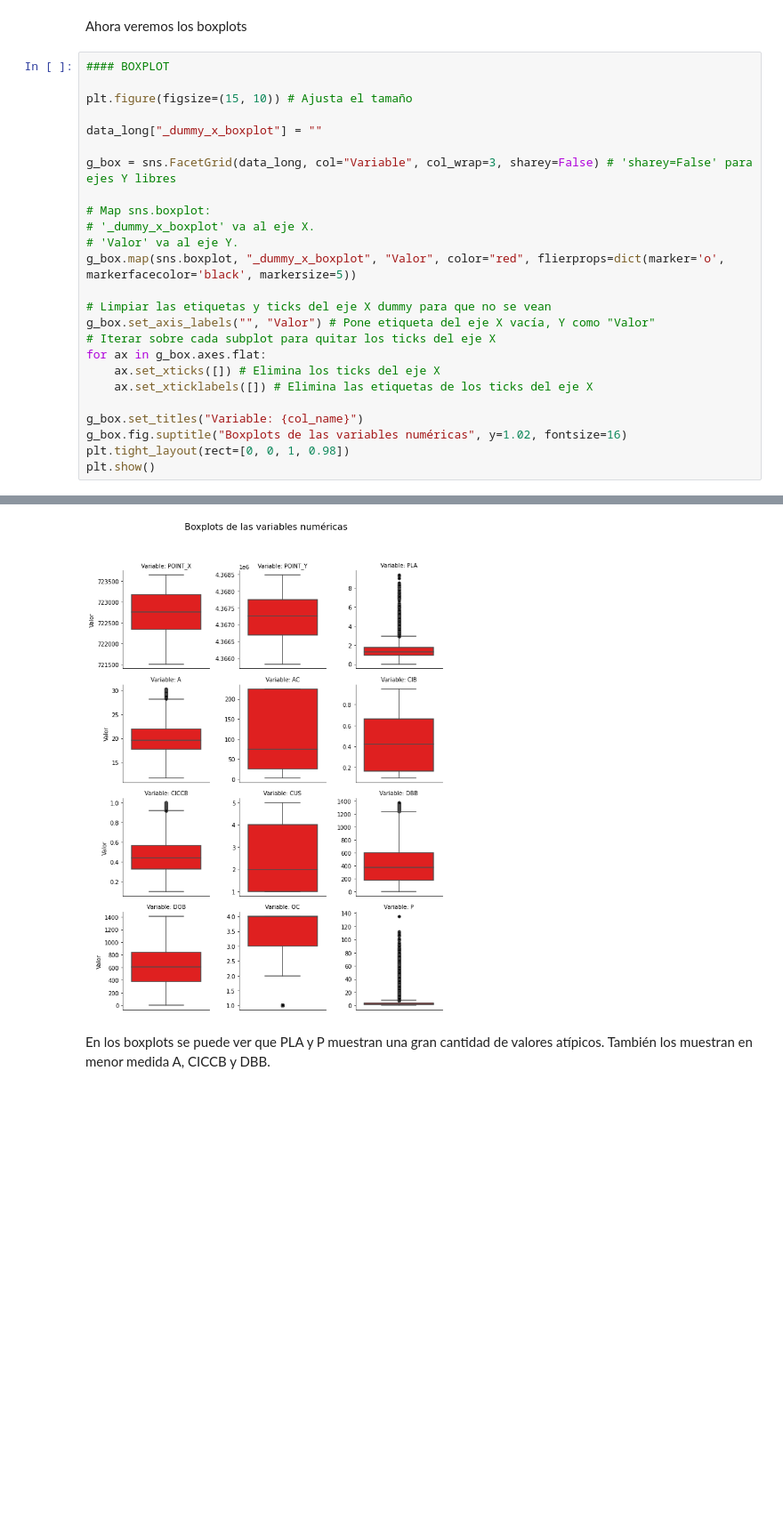
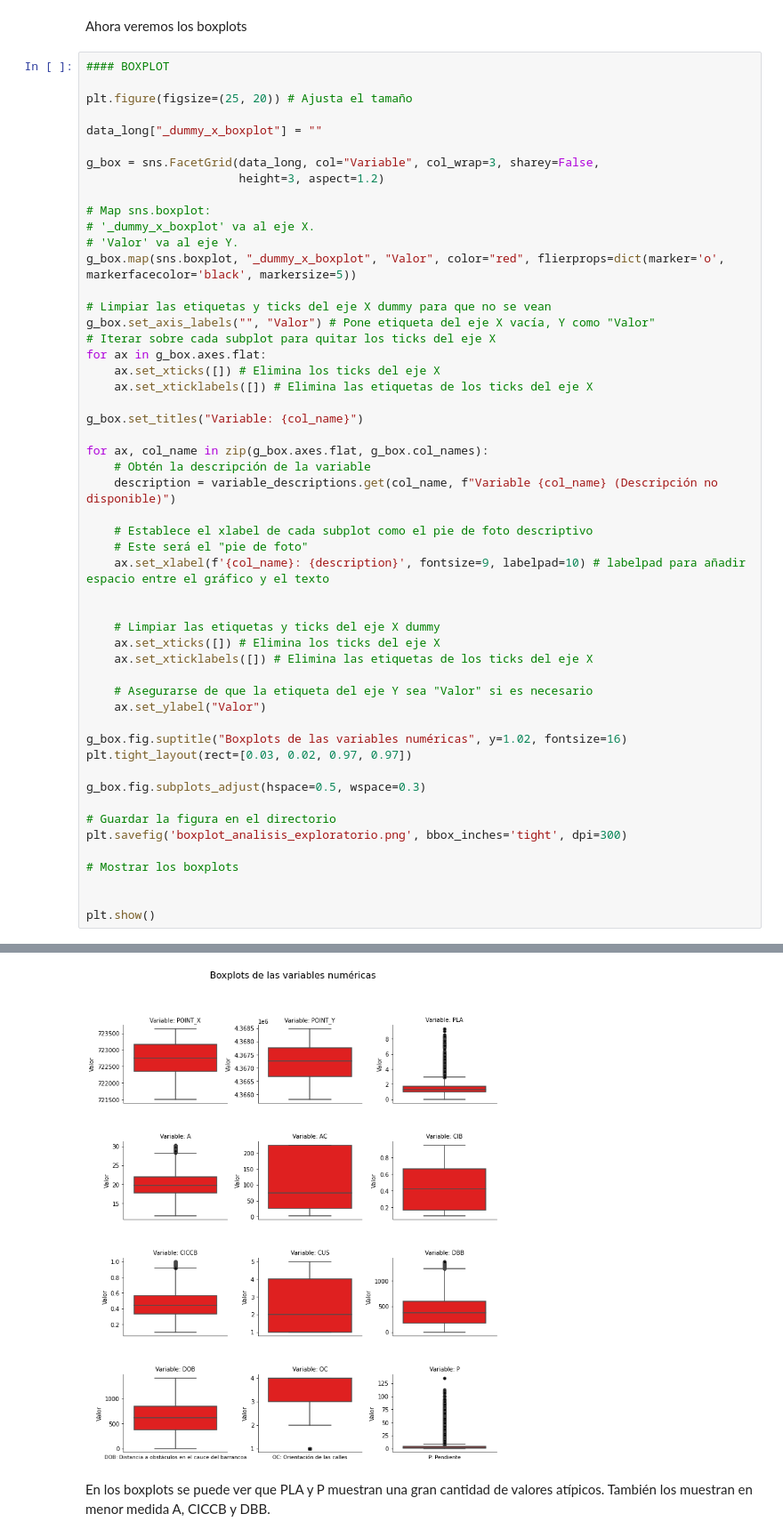
Before and after one commit to hugosuarezglez/En-Peu, a Jupyter notebook: analisis_exploratorio.ipynb, the cells around one changed output, grey strips where cells are left out. Shown at 89% size. Drawn from its saved outputs; the diff is of its cells as text; blank space fills up the shorter version.

```diff
--- a/analisis_exploratorio.ipynb
+++ b/analisis_exploratorio.ipynb
@@ -31,11 +74,12 @@ Ahora veremos los boxplots
 # %%
 #### BOXPLOT
 
-plt.figure(figsize=(15, 10)) # Ajusta el tamaño
+plt.figure(figsize=(25, 20)) # Ajusta el tamaño
 
 data_long["_dummy_x_boxplot"] = ""
 
-g_box = sns.FacetGrid(data_long, col="Variable", col_wrap=3, sharey=False) # 'sharey=False' para ejes Y libres
+g_box = sns.FacetGrid(data_long, col="Variable", col_wrap=3, sharey=False,
+                      height=3, aspect=1.2)
 
 # Map sns.boxplot:
 # '_dummy_x_boxplot' va al eje X.
@@ -50,7 +94,33 @@ for ax in g_box.axes.flat:
     ax.set_xticklabels([]) # Elimina las etiquetas de los ticks del eje X
 
 g_box.set_titles("Variable: {col_name}")
+
+for ax, col_name in zip(g_box.axes.flat, g_box.col_names):
+    # Obtén la descripción de la variable
+    description = variable_descriptions.get(col_name, f"Variable {col_name} (Descripción no disponible)")
+
+    # Establece el xlabel de cada subplot como el pie de foto descriptivo
+    # Este será el "pie de foto"
+    ax.set_xlabel(f'{col_name}: {description}', fontsize=9, labelpad=10) # labelpad para añadir espacio entre el gráfico y el texto
+
+
+    # Limpiar las etiquetas y ticks del eje X dummy
+    ax.set_xticks([]) # Elimina los ticks del eje X
+    ax.set_xticklabels([]) # Elimina las etiquetas de los ticks del eje X
+
+    # Asegurarse de que la etiqueta del eje Y sea "Valor" si es necesario
+    ax.set_ylabel("Valor")
+
 g_box.fig.suptitle("Boxplots de las variables numéricas", y=1.02, fontsize=16)
-plt.tight_layout(rect=[0, 0, 1, 0.98])
+plt.tight_layout(rect=[0.03, 0.02, 0.97, 0.97])
+
+g_box.fig.subplots_adjust(hspace=0.5, wspace=0.3)
+
+# Guardar la figura en el directorio
+plt.savefig('boxplot_analisis_exploratorio.png', bbox_inches='tight', dpi=300)
+
+# Mostrar los boxplots
+
+
 plt.show()
 # %% [output]
@@ -58,3 +128,3 @@ plt.show()
-[figure, old version]
+[figure, new version]
 # %% [markdown]
 En los boxplots se puede ver que PLA y P muestran una gran cantidad de valores atípicos. También los muestran en menor medida A, CICCB y DBB.
```
Also changed, not shown: parts of 2 cells of this notebook, 4 other files.
